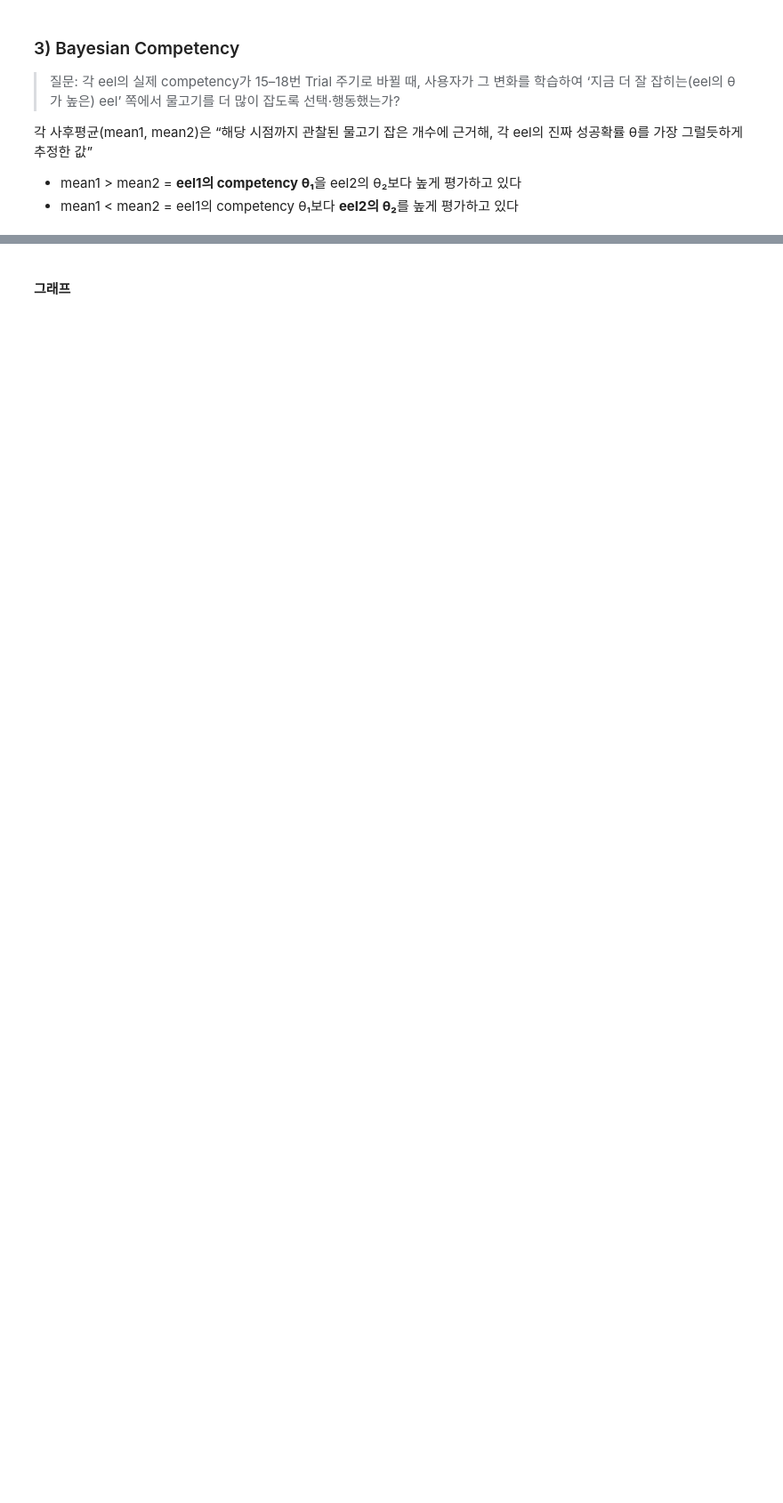
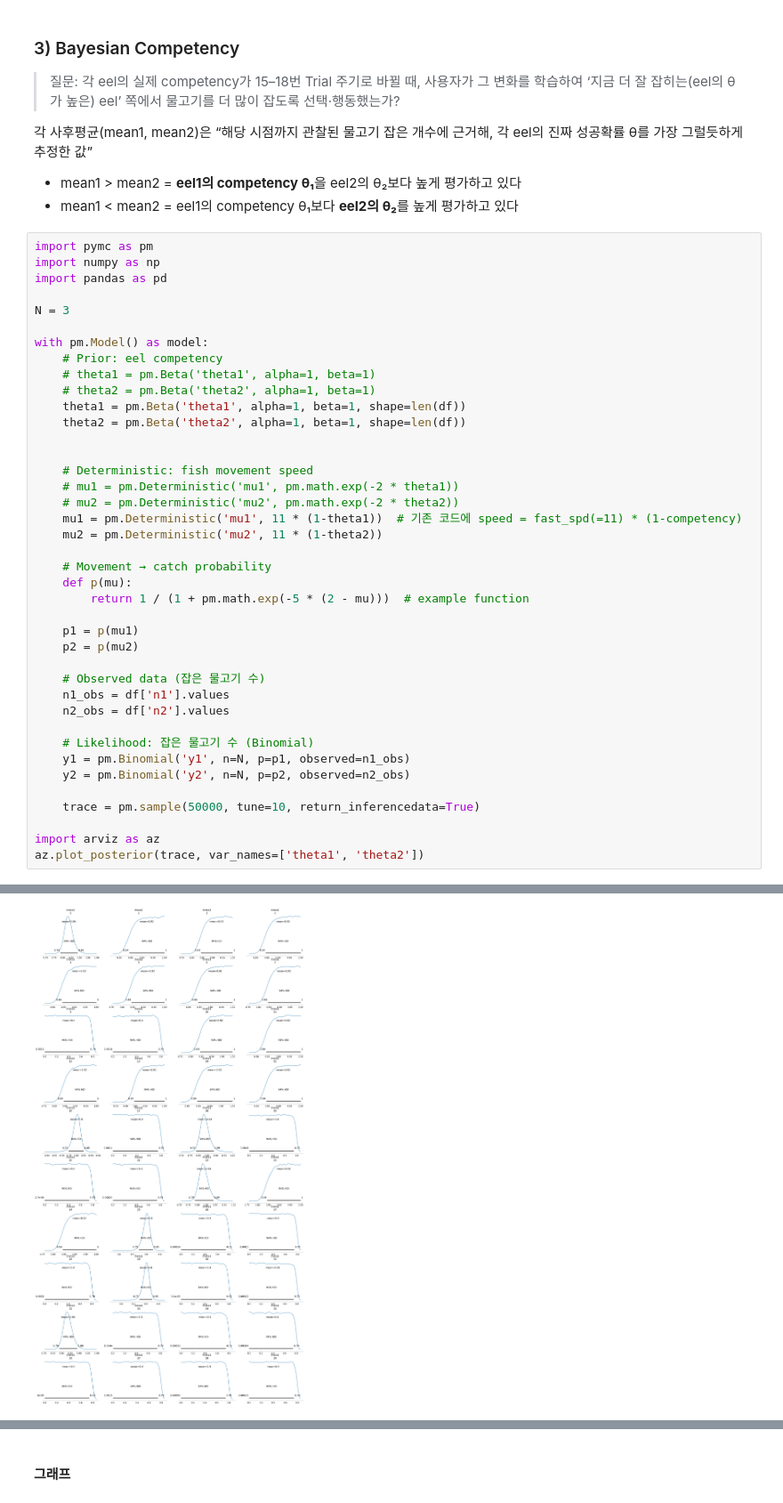
Before and after one commit to guichana99/EEL, a Jupyter notebook: Jimin/Testing_Competency.ipynb, the cells around one changed output, grey strips where cells are left out. Shown at 89% size. Saved outputs shown, nothing was run; the diff lists cells and outputs as text; blank space fills up the shorter version.

```diff
--- a/Jimin/Testing_Competency.ipynb
+++ b/Jimin/Testing_Competency.ipynb
@@ -648,3 +726,44 @@ plt.show()
 각 사후평균(mean1, mean2)은 “해당 시점까지 관찰된 물고기 잡은 개수에 근거해, 각 eel의 진짜 성공확률 θ를 가장 그럴듯하게 추정한 값”
 * mean1 > mean2 = **eel1의 competency θ₁**을 eel2의 θ₂보다 높게 평가하고 있다
 * mean1 < mean2 = eel1의 competency θ₁보다 **eel2의 θ₂**를 높게 평가하고 있다
+# %%
+import pymc as pm
+import numpy as np
+import pandas as pd
+
+N = 3
+
+with pm.Model() as model:
+    # Prior: eel competency
+    # theta1 = pm.Beta('theta1', alpha=1, beta=1)
+    # theta2 = pm.Beta('theta2', alpha=1, beta=1)
+    theta1 = pm.Beta('theta1', alpha=1, beta=1, shape=len(df))
+    theta2 = pm.Beta('theta2', alpha=1, beta=1, shape=len(df))
+
+
+    # Deterministic: fish movement speed
+    # mu1 = pm.Deterministic('mu1', pm.math.exp(-2 * theta1))
+    # mu2 = pm.Deterministic('mu2', pm.math.exp(-2 * theta2))
+    mu1 = pm.Deterministic('mu1', 11 * (1-theta1))  # 기존 코드에 speed = fast_spd(=11) * (1-competency)
+    mu2 = pm.Deterministic('mu2', 11 * (1-theta2))
+
+    # Movement → catch probability
+    def p(mu):
+        return 1 / (1 + pm.math.exp(-5 * (2 - mu)))  # example function
+
+    p1 = p(mu1)
+    p2 = p(mu2)
+
+    # Observed data (잡은 물고기 수)
+    n1_obs = df['n1'].values
+    n2_obs = df['n2'].values
+
+    # Likelihood: 잡은 물고기 수 (Binomial)
+    y1 = pm.Binomial('y1', n=N, p=p1, observed=n1_obs)
+    y2 = pm.Binomial('y2', n=N, p=p2, observed=n2_obs)
+
+    trace = pm.sample(50000, tune=10, return_inferencedata=True)
+
+import arviz as az
+az.plot_posterior(trace, var_names=['theta1', 'theta2'])
+# %% [output]
@@ -650,0 +793 @@ plt.show()
+[figure, added]
```
Also changed, not shown: parts of 22 cells of this notebook, 3 other files.
